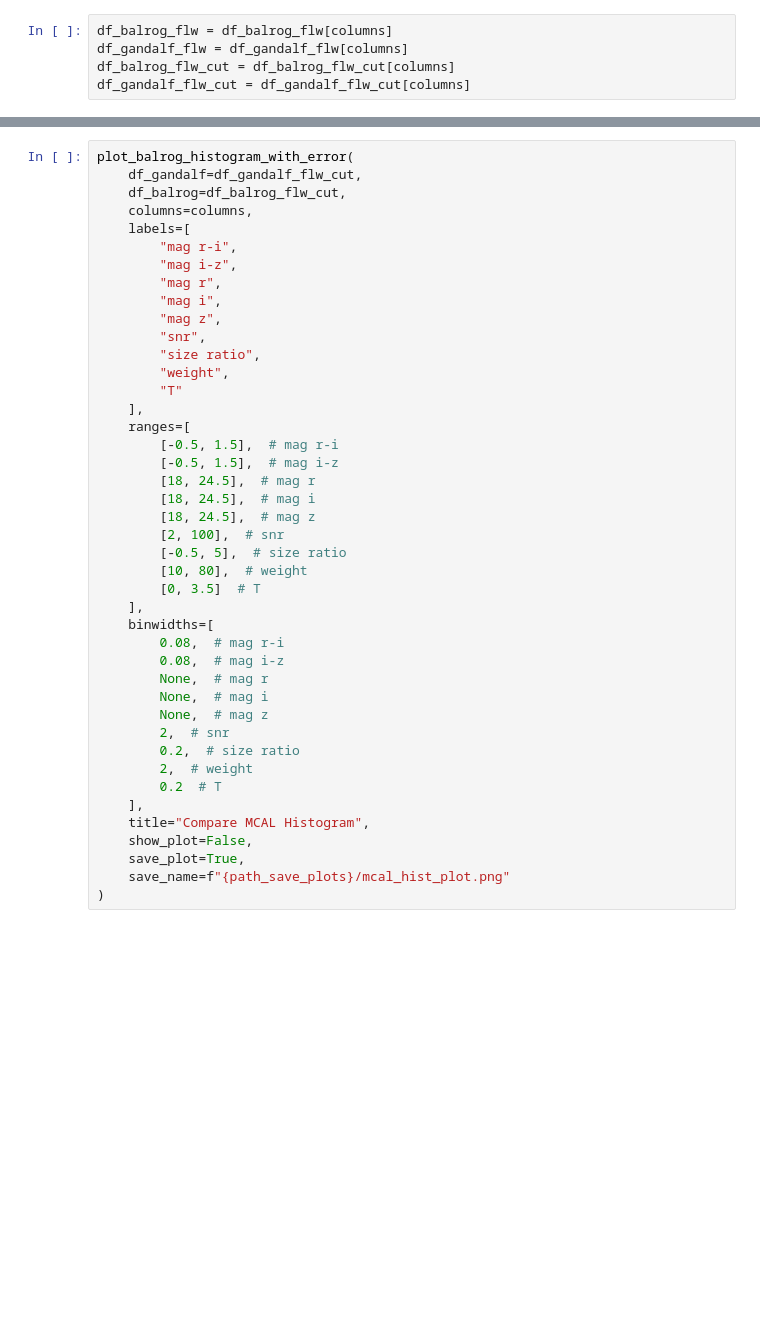
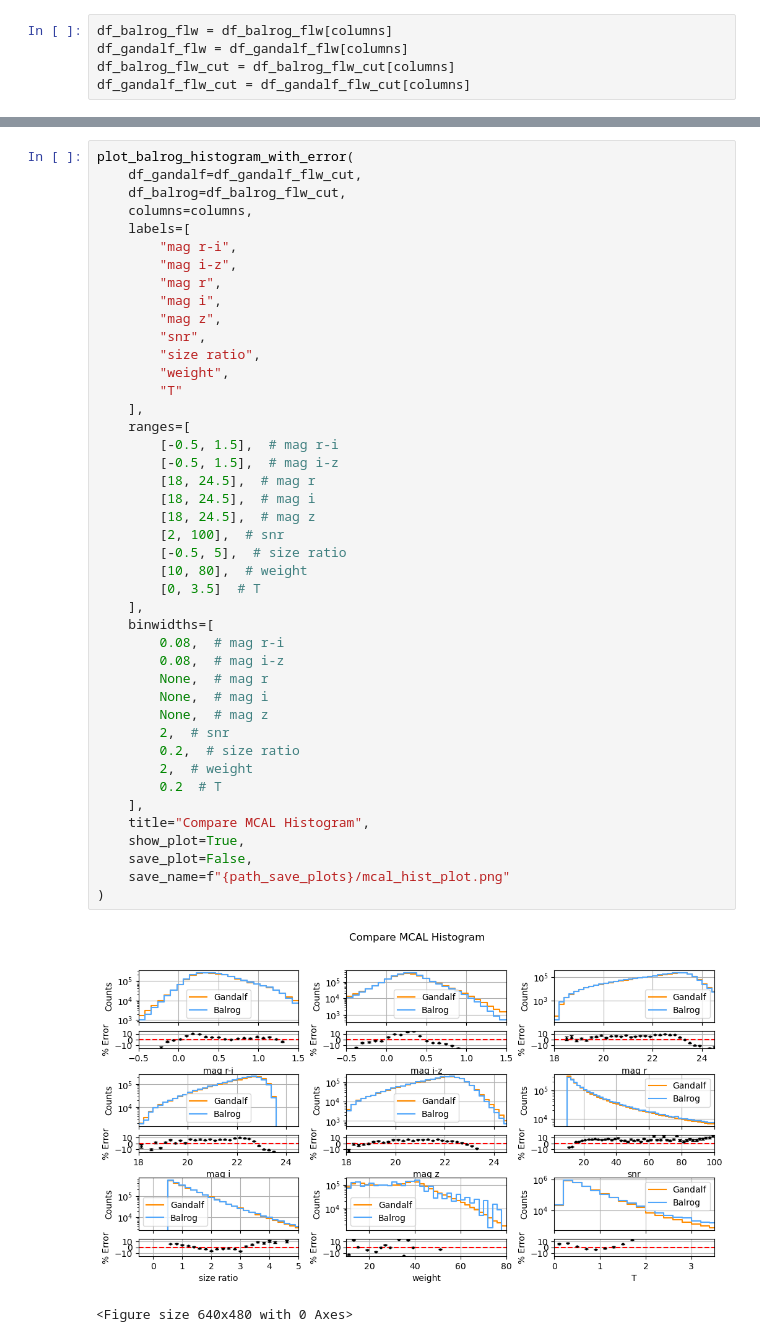
Before and after one commit to elmichelangelo/GalaxyFlow, a Jupyter notebook: LMU_gaNdalF_paper_flow_plots.ipynb, the cells around one changed output, grey strips where cells are left out. Saved outputs shown, nothing was run; the diff lists cells and outputs as text; blank space fills up the shorter version.

```diff
--- a/LMU_gaNdalF_paper_flow_plots.ipynb
+++ b/LMU_gaNdalF_paper_flow_plots.ipynb
@@ -227,32 +292,35 @@ plot_balrog_histogram_with_error(
         "snr",
         "size ratio",
         "weight",
         "T"
     ],
     ranges=[
         [-0.5, 1.5],  # mag r-i
         [-0.5, 1.5],  # mag i-z
         [18, 24.5],  # mag r
         [18, 24.5],  # mag i
         [18, 24.5],  # mag z
         [2, 100],  # snr
         [-0.5, 5],  # size ratio
         [10, 80],  # weight
         [0, 3.5]  # T
     ],
     binwidths=[
         0.08,  # mag r-i
         0.08,  # mag i-z
         None,  # mag r
         None,  # mag i
         None,  # mag z
         2,  # snr
         0.2,  # size ratio
         2,  # weight
         0.2  # T
     ],
     title="Compare MCAL Histogram",
-    show_plot=False,
-    save_plot=True,
+    show_plot=True,
+    save_plot=False,
     save_name=f"{path_save_plots}/mcal_hist_plot.png"
 )
+# %% [output]
+[figure, added]
+<Figure size 640x480 with 0 Axes>
```
Also changed, not shown: parts of 7 cells of this notebook, 3 other files.
